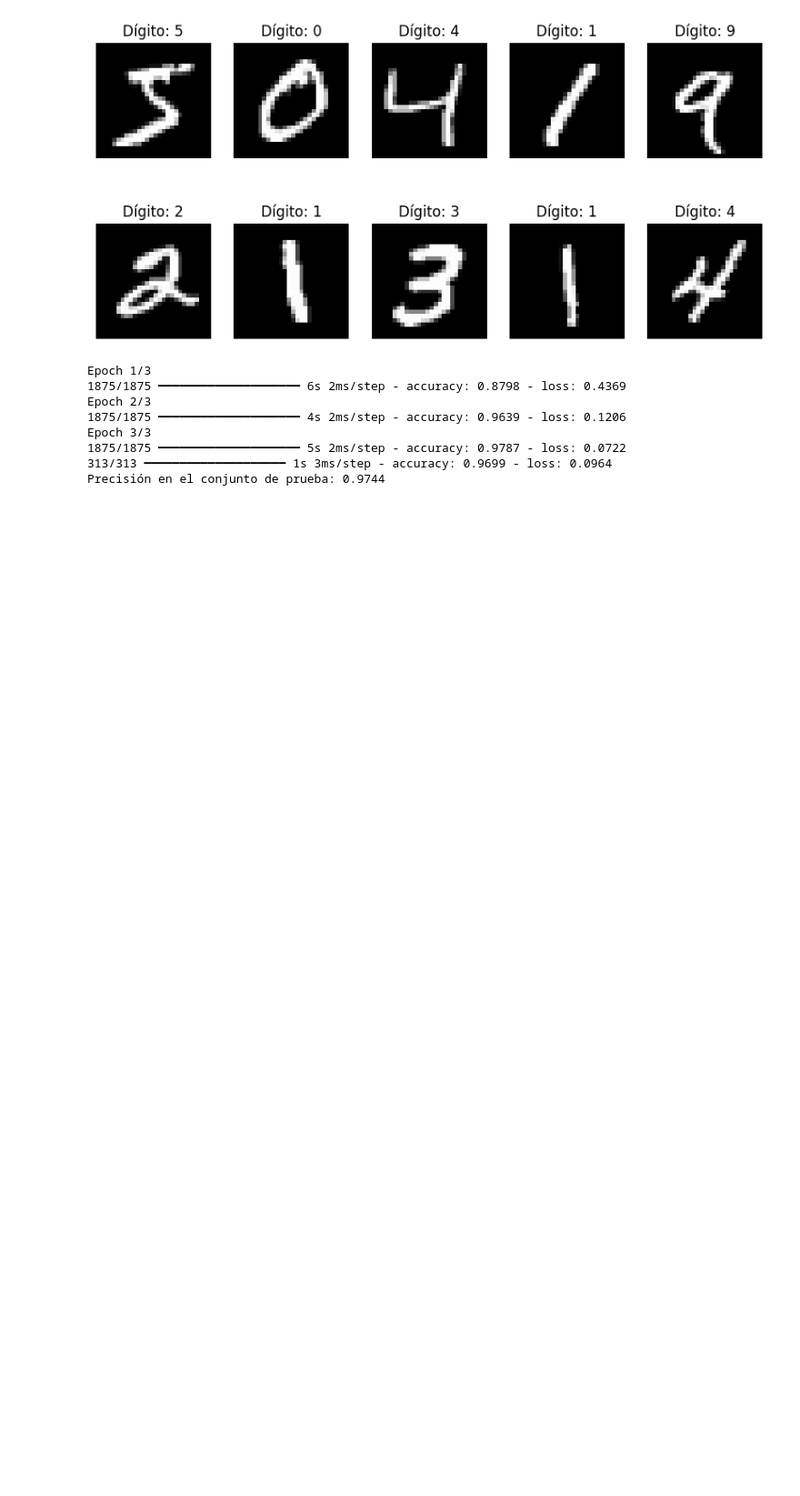
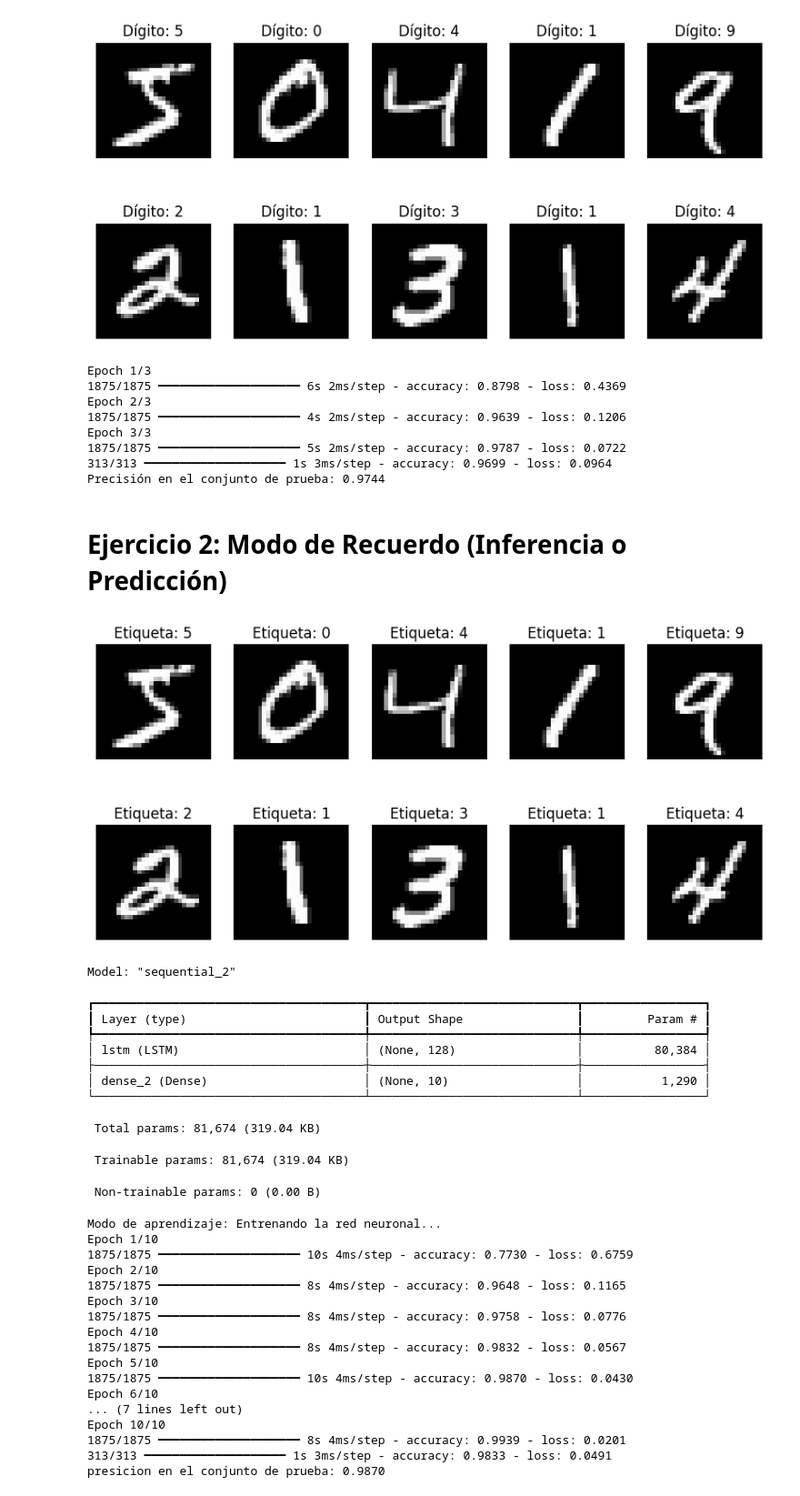
Before and after one commit to jainei27/Redes-Neuronales, a Jupyter notebook: Parcial_1_Redes_Neruronales.ipynb, the cells around one changed output. Shown at 91% size. Drawn from its saved outputs; the diff is of its cells as text; code cells hidden in the pictures; blank space fills up the shorter version.

```diff
--- a/Parcial_1_Redes_Neruronales.ipynb
+++ b/Parcial_1_Redes_Neruronales.ipynb
@@ -133,3 +133,79 @@ Epoch 3/3
 1875/1875 ━━━━━━━━━━━━━━━━━━━━ 5s 2ms/step - accuracy: 0.9787 - loss: 0.0722
 313/313 ━━━━━━━━━━━━━━━━━━━━ 1s 3ms/step - accuracy: 0.9699 - loss: 0.0964
 Precisión en el conjunto de prueba: 0.9744
+# %% [markdown]
+# Ejercicio 2: Modo de Recuerdo (Inferencia o Predicción)
+# %%
+#importar librerias necesarias
+import tensorflow as tf
+from tensorflow.keras import layers, models
+import matplotlib.pyplot as plt #para visualizar las imagenes
+
+# Cargar el dataset MNIST
+(x_train, y_train), (x_test, y_test) = tf.keras.datasets.mnist.load_data()
+
+#normalizar los datos (escala de 0 a 1)
+x_train = x_train / 255.0
+x_test = x_test /255.0
+
+# mostrar algunas imagenes de ejemplo
+plt.figure(figsize=(10,5))# tamaño de la figura
+for i in range(10): #mostrar 10 imagenes
+    plt.subplot(2,5,i+1) # organizar 2 filas y 5 columnnas
+    plt.imshow(x_train[i], cmap='gray') #mostrar la imagen en escala de grises
+    plt.title(f"Etiqueta: {y_train[i]}") # titulo con la etiqueta real
+    plt.axis('off') # quitar ejes
+plt.show() # mostrear todas las imagenes
+
+#definir la red neuronal
+model = models.Sequential([
+    layers.Input(shape=(28,28)), # 28 pasos de tiempo(filas), 28 caracteristicas
+    layers.LSTM(128, return_sequences=False), # capa lstm con 128 neuronas
+    layers.Dense(10, activation='softmax') # capa de salida (10 clases)
+])
+
+
+#compilar el modelo (modo de aprendizaje)
+model.compile(optimizer='adam',
+              loss='sparse_categorical_crossentropy',
+              metrics=['accuracy'])
+
+#resumen del modelo
+model.summary()
+
+#entrenar la red neuronal
+print("Modo de aprendizaje: Entrenando la red neuronal...")
+model.fit(x_train, y_train, epochs=10)
+
+test_loss, test_acc = model.evaluate(x_test, y_test)
+print(f'presicion en el conjunto de prueba: {test_acc:.4f}')
+# %% [output]
+[figure, added]
+Model: "sequential_2"
+┏━━━━━━━━━━━━━━━━━━━━━━━━━━━━━━━━━━━━━━┳━━━━━━━━━━━━━━━━━━━━━━━━━━━━━┳━━━━━━━━━━━━━━━━━┓
+┃ Layer (type)                         ┃ Output Shape                ┃         Param # ┃
+┡━━━━━━━━━━━━━━━━━━━━━━━━━━━━━━━━━━━━━━╇━━━━━━━━━━━━━━━━━━━━━━━━━━━━━╇━━━━━━━━━━━━━━━━━┩
+│ lstm (LSTM)                          │ (None, 128)                 │          80,384 │
+├──────────────────────────────────────┼─────────────────────────────┼─────────────────┤
+│ dense_2 (Dense)                      │ (None, 10)                  │           1,290 │
+└──────────────────────────────────────┴─────────────────────────────┴─────────────────┘
+ Total params: 81,674 (319.04 KB)
+ Trainable params: 81,674 (319.04 KB)
+ Non-trainable params: 0 (0.00 B)
+Modo de aprendizaje: Entrenando la red neuronal...
+Epoch 1/10
+1875/1875 ━━━━━━━━━━━━━━━━━━━━ 10s 4ms/step - accuracy: 0.7730 - loss: 0.6759
+Epoch 2/10
+1875/1875 ━━━━━━━━━━━━━━━━━━━━ 8s 4ms/step - accuracy: 0.9648 - loss: 0.1165
+Epoch 3/10
+1875/1875 ━━━━━━━━━━━━━━━━━━━━ 8s 4ms/step - accuracy: 0.9758 - loss: 0.0776
+Epoch 4/10
+1875/1875 ━━━━━━━━━━━━━━━━━━━━ 8s 4ms/step - accuracy: 0.9832 - loss: 0.0567
+Epoch 5/10
+1875/1875 ━━━━━━━━━━━━━━━━━━━━ 10s 4ms/step - accuracy: 0.9870 - loss: 0.0430
+Epoch 6/10
+... (7 lines left out)
+Epoch 10/10
+1875/1875 ━━━━━━━━━━━━━━━━━━━━ 8s 4ms/step - accuracy: 0.9939 - loss: 0.0201
+313/313 ━━━━━━━━━━━━━━━━━━━━ 1s 3ms/step - accuracy: 0.9833 - loss: 0.0491
+presicion en el conjunto de prueba: 0.9870
```
Also changed, not shown: parts of 6 cells of this notebook.
